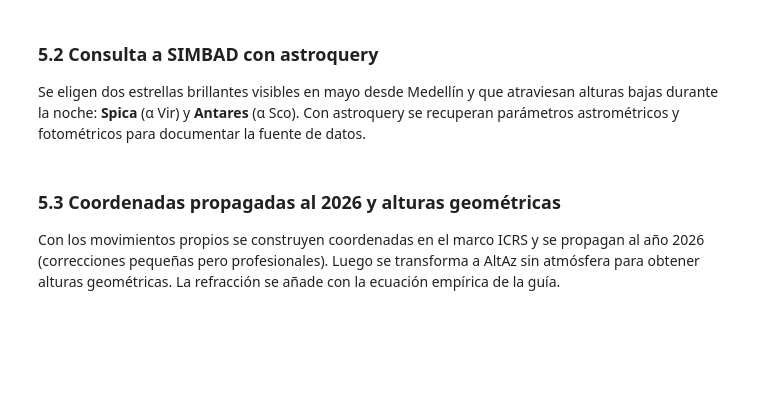
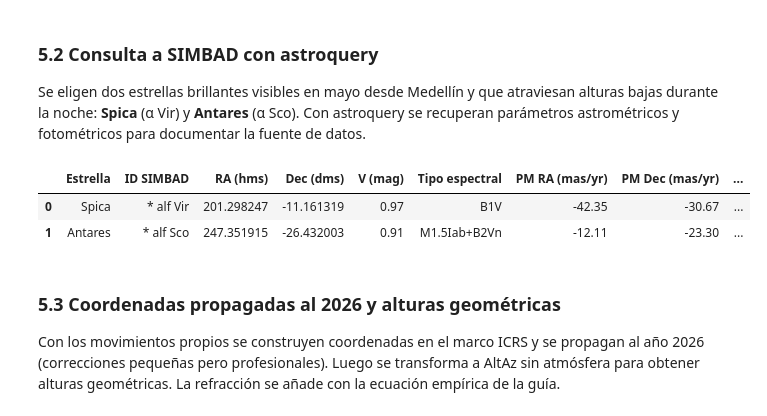
Before and after one commit to Daniel-534/IntroduccionAstronomiaPractica, a Jupyter notebook: RefraccionAtmosferica/RefraccionAtmosferica.ipynb, the cells around one changed output. Drawn from its saved outputs; the diff is of its cells as text; code cells hidden in the pictures; blank space fills up the shorter version.

```diff
--- a/RefraccionAtmosferica/RefraccionAtmosferica.ipynb
+++ b/RefraccionAtmosferica/RefraccionAtmosferica.ipynb
@@ -271,44 +271,50 @@ estrellas_objetivo = ["Spica", "Antares"]
 
 simbad = Simbad()
 simbad.add_votable_fields("pmra", "pmdec", "plx", "rvz_radvel", "flux(V)", "sp_type")
 
 catalogo = simbad.query_objects(estrellas_objetivo)
 
 if catalogo is None:
     raise ValueError("No se encontraron objetos en SIMBAD.")
 
 catalogo_base = catalogo.to_pandas()
 
 for col in ["PMRA", "PMDEC", "PLX_VALUE", "RVZ_RADVEL"]:
     if col not in catalogo_base:
         catalogo_base[col] = np.nan
 
 catalogo_pd = catalogo_base.copy()
 catalogo_pd.insert(0, "Estrella", estrellas_objetivo)
 
+# 1. Seleccionamos las columnas usando los nombres exactos que aparecen en tu índice
 catalogo_pd = catalogo_pd[
     [
-        "Estrella", "MAIN_ID", "RA", "DEC", "FLUX_V", "SP_TYPE",
-        "PMRA", "PMDEC", "PLX_VALUE", "RVZ_RADVEL"
+        "Estrella", "main_id", "ra", "dec", "V", "sp_type",
+        "pmra", "pmdec", "plx_value", "rvz_radvel"
     ]
 ]
 
+# 2. Renombramos las columnas (las llaves deben coincidir con los nombres anteriores)
 catalogo_pd.rename(
     columns={
-        "MAIN_ID": "ID SIMBAD",
-        "RA": "RA (hms)",
-        "DEC": "Dec (dms)",
-        "FLUX_V": "V (mag)",
-        "SP_TYPE": "Tipo espectral",
-        "PMRA": "PM RA (mas/yr)",
-        "PMDEC": "PM Dec (mas/yr)",
-        "PLX_VALUE": "Paralaje (mas)",
-        "RVZ_RADVEL": "Vel. radial (km/s)",
+        "main_id": "ID SIMBAD",
+        "ra": "RA (hms)",
+        "dec": "Dec (dms)",
+        "V": "V (mag)",
+        "sp_type": "Tipo espectral",
+        "pmra": "PM RA (mas/yr)",
+        "pmdec": "PM Dec (mas/yr)",
+        "plx_value": "Paralaje (mas)",
+        "rvz_radvel": "Vel. radial (km/s)",
     },
     inplace=True
 )
 
 catalogo_pd
+# %% [output]
+|  | Estrella | ID SIMBAD | RA (hms) | Dec (dms) | V (mag) | Tipo espectral | PM RA (mas/yr) | PM Dec (mas/yr) | ... |
+| 0 | Spica | * alf Vir | 201.298247 | -11.161319 | 0.97 | B1V | -42.35 | -30.67 | ... |
+| 1 | Antares | * alf Sco | 247.351915 | -26.432003 | 0.91 | M1.5Iab+B2Vn | -12.11 | -23.30 | ... |
 # %% [markdown]
 ### 5.3 Coordenadas propagadas al 2026 y alturas geométricas
 
```
Also changed, not shown: parts of 2 cells of this notebook.
